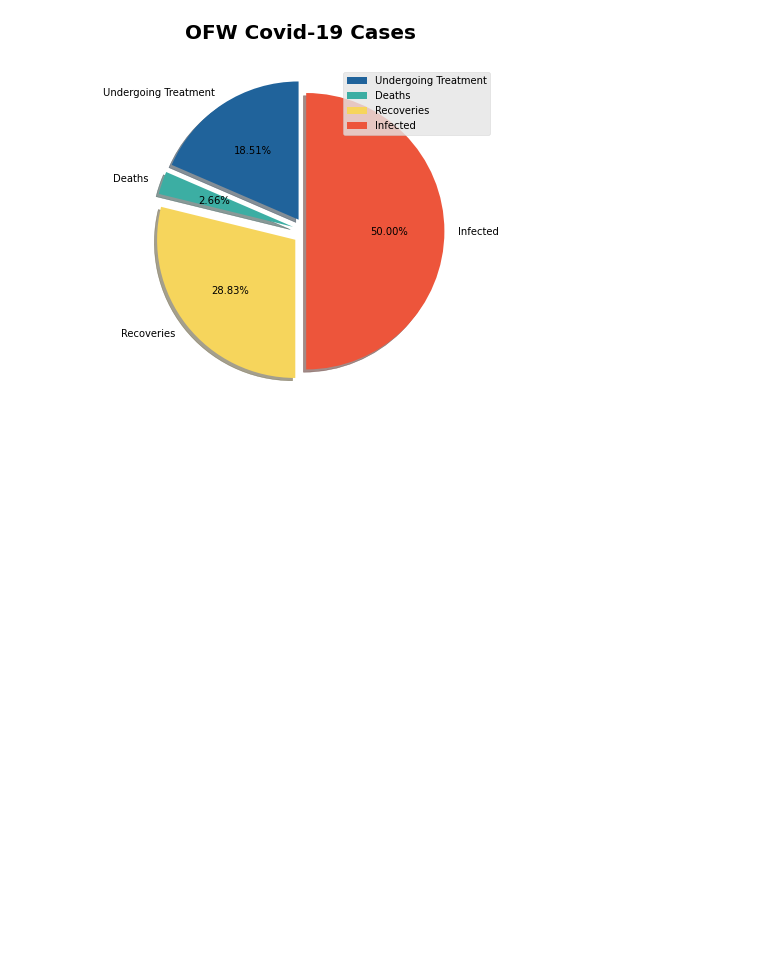
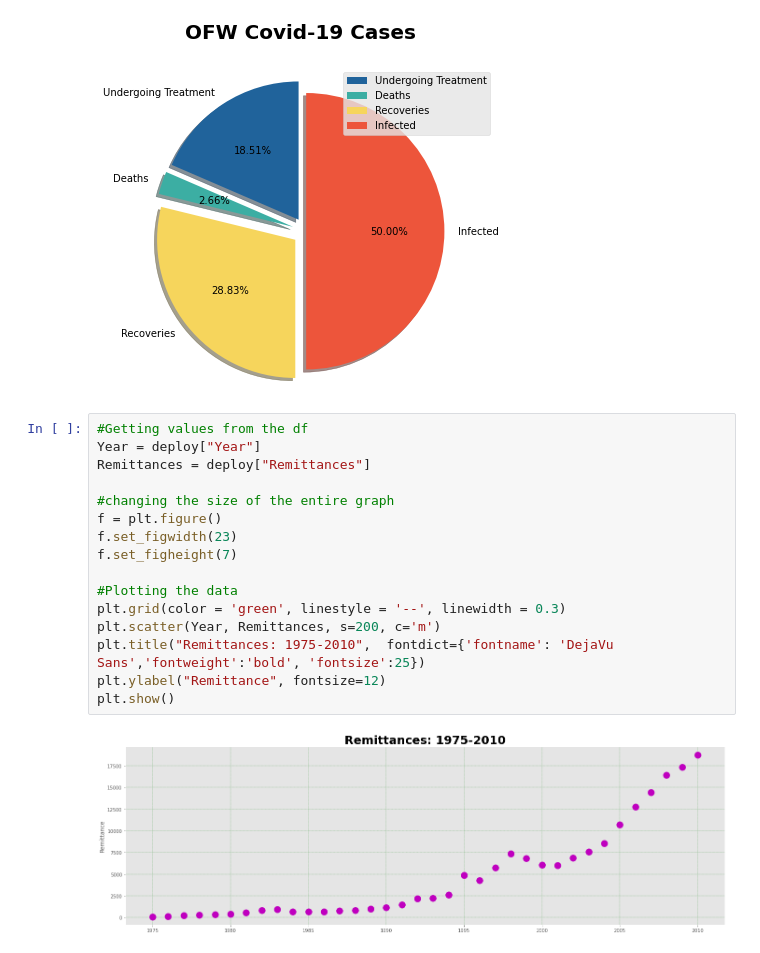
Before and after one commit to apriljoyagquiz/IT3205-TeamAbracaData, a Jupyter notebook: OFW_Visualization.ipynb, the cells around one changed output. Cells and saved outputs as stored; diff of their text form; blank space fills up the shorter version.

Commit message:
Create visualization

```diff
--- a/OFW_Visualization.ipynb
+++ b/OFW_Visualization.ipynb
@@ -327,3 +327,21 @@ plt.legend(labels,loc=1)
 plt.show()
 # %% [output]
 [figure]
+# %%
+#Getting values from the df
+Year = deploy["Year"]
+Remittances = deploy["Remittances"]
+
+#changing the size of the entire graph
+f = plt.figure()
+f.set_figwidth(23)
+f.set_figheight(7)
+
+#Plotting the data
+plt.grid(color = 'green', linestyle = '--', linewidth = 0.3)
+plt.scatter(Year, Remittances, s=200, c='m')
+plt.title("Remittances: 1975-2010",  fontdict={'fontname': 'DejaVu Sans','fontweight':'bold', 'fontsize':25})
+plt.ylabel("Remittance", fontsize=12)
+plt.show()
+# %% [output]
+[figure, added]
```
